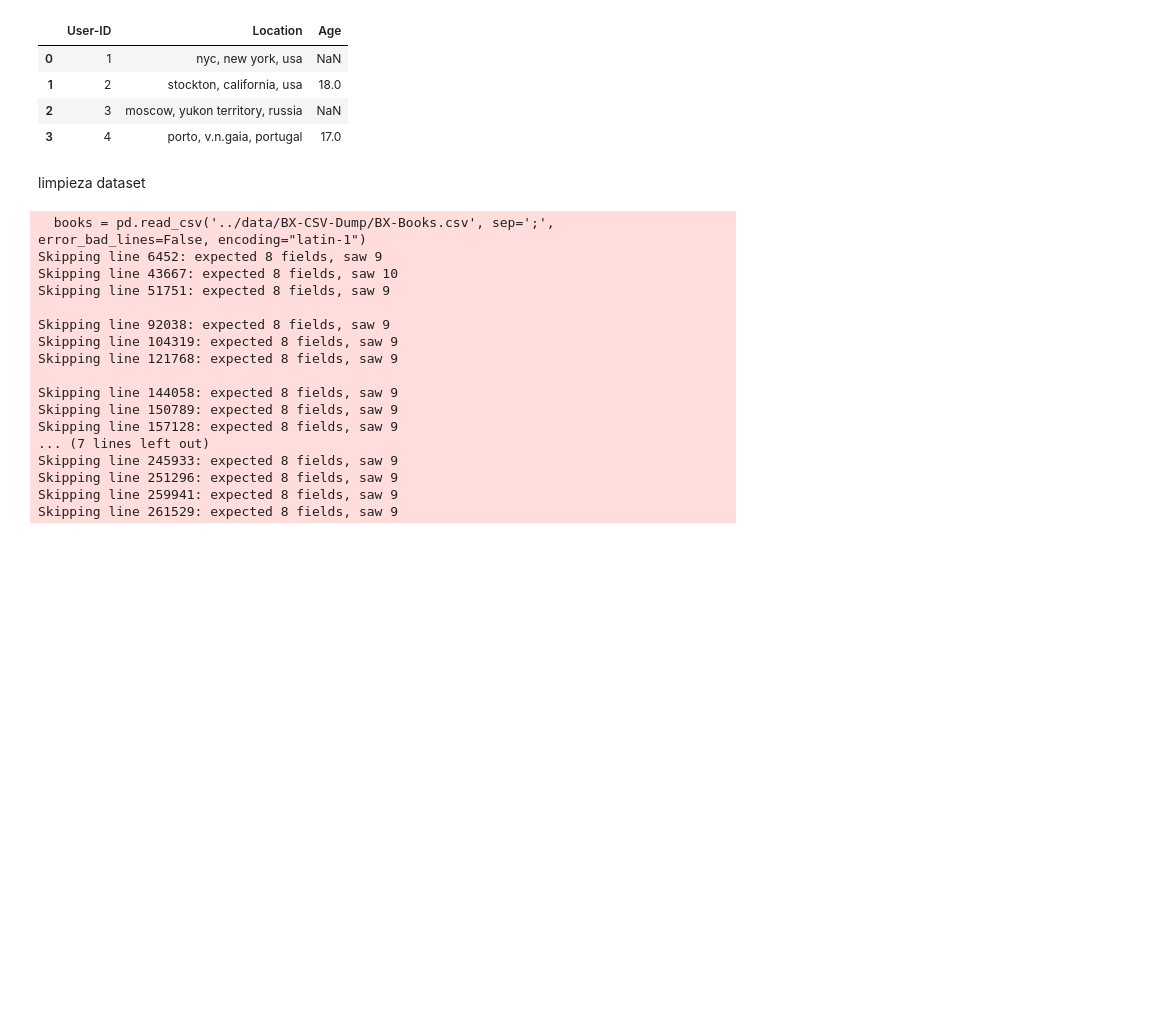
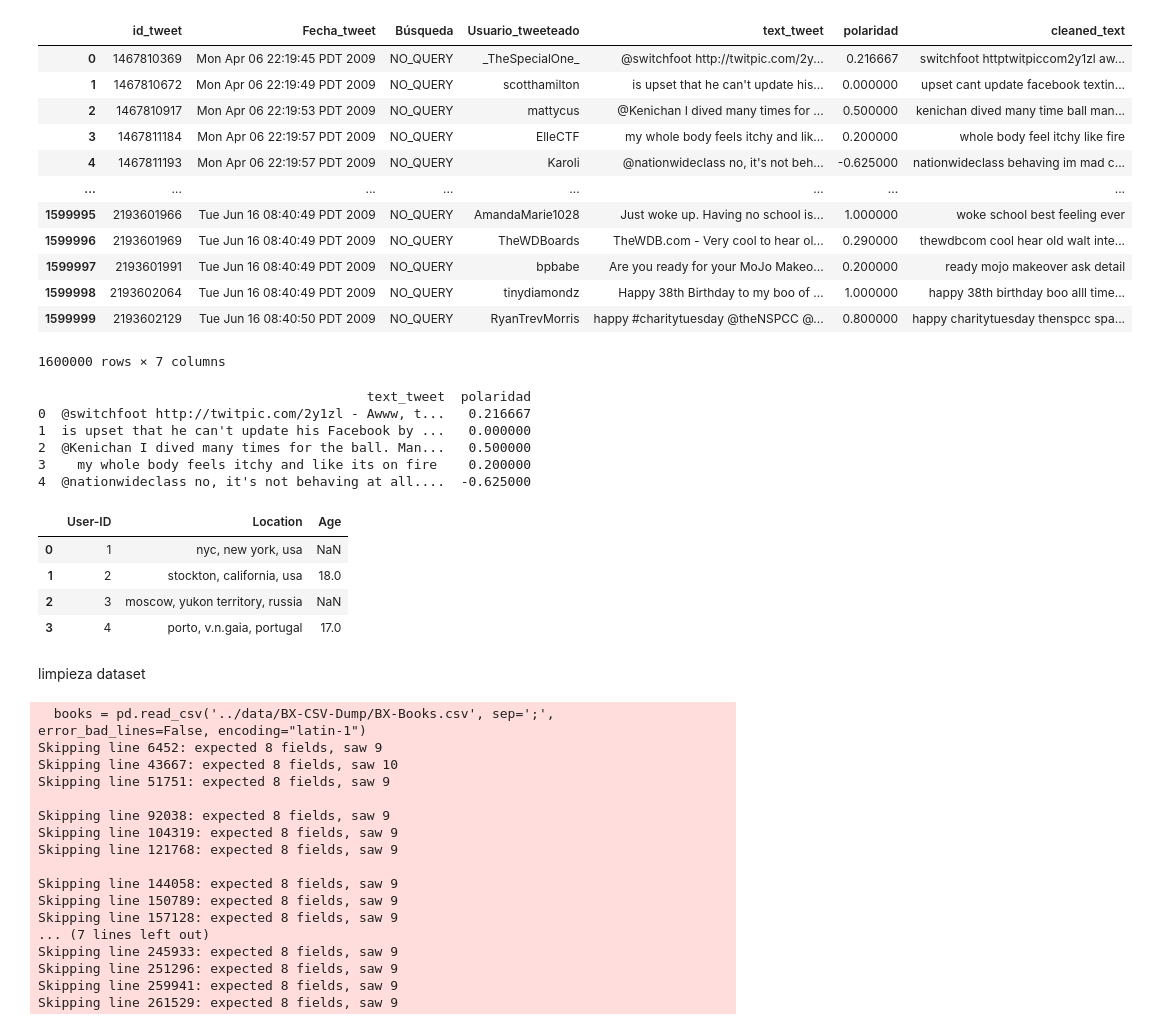
Before and after one commit to sebasfire3/Twitter, a Jupyter notebook: src/sebas_test2.ipynb, the cells around one changed output. Saved outputs shown, nothing was run; the diff lists cells and outputs as text; code cells hidden in the pictures; blank space fills up the shorter version.

```diff
--- a/src/sebas_test2.ipynb
+++ b/src/sebas_test2.ipynb
@@ -20,0 +39,42 @@ books_df.tail(4)
+# %%
+df=tweets
+# %%
+import nltk
+from nltk.corpus import stopwords
+from nltk.stem import WordNetLemmatizer
+import string
+
+# Descargar recursos adicionales de NLTK
+nltk.download('punkt')
+nltk.download('stopwords')
+nltk.download('wordnet')
+
+# Obtener la lista de stopwords en inglés
+stopwords = set(stopwords.words('english'))
+
+# Inicializar el lematizador
+lemmatizer = WordNetLemmatizer()
+
+def clean_text(text):
+    # Eliminar caracteres de puntuación
+    text = text.translate(str.maketrans('', '', string.punctuation))
+
+    # Convertir el texto a minúsculas
+    text = text.lower()
+
+    # Tokenizar el texto en palabras
+    tokens = nltk.word_tokenize(text)
+
+    # Eliminar las palabras que son stopwords y aplicar lematización
+    tokens = [lemmatizer.lemmatize(word) for word in tokens if word not in stopwords]
+
+    # Unir las palabras nuevamente en un solo texto
+    cleaned_text = ' '.join(tokens)
+
+    return cleaned_text
+
+# Aplicar la función de limpieza a la columna 'text_tweet'
+df['cleaned_text'] = df['text_tweet'].apply(clean_text)
+
+# Mostrar las primeras filas del DataFrame con las columnas 'text_tweet' y 'cleaned_text'
+print(df[['text_tweet', 'cleaned_text']].head())
@@ -21,3 +187,34 @@ books_df.tail(4)
+# %%
+df
+# %% [output]
+|  | id_tweet | Fecha_tweet | Búsqueda | Usuario_tweeteado | text_tweet | polaridad | cleaned_text |
+| 0 | 1467810369 | Mon Apr 06 22:19:45 PDT 2009 | NO_QUERY | _TheSpecialOne_ | @switchfoot http://twitpic.com/2y... | 0.216667 | switchfoot httptwitpiccom2y1zl aw... |
+| 1 | 1467810672 | Mon Apr 06 22:19:49 PDT 2009 | NO_QUERY | scotthamilton | is upset that he can't update his... | 0.000000 | upset cant update facebook textin... |
+| 2 | 1467810917 | Mon Apr 06 22:19:53 PDT 2009 | NO_QUERY | mattycus | @Kenichan I dived many times for ... | 0.500000 | kenichan dived many time ball man... |
+| 3 | 1467811184 | Mon Apr 06 22:19:57 PDT 2009 | NO_QUERY | ElleCTF | my whole body feels itchy and lik... | 0.200000 | whole body feel itchy like fire |
+| 4 | 1467811193 | Mon Apr 06 22:19:57 PDT 2009 | NO_QUERY | Karoli | @nationwideclass no, it's not beh... | -0.625000 | nationwideclass behaving im mad c... |
+| ... | ... | ... | ... | ... | ... | ... | ... |
+| 1599995 | 2193601966 | Tue Jun 16 08:40:49 PDT 2009 | NO_QUERY | AmandaMarie1028 | Just woke up. Having no school is... | 1.000000 | woke school best feeling ever |
+| 1599996 | 2193601969 | Tue Jun 16 08:40:49 PDT 2009 | NO_QUERY | TheWDBoards | TheWDB.com - Very cool to hear ol... | 0.290000 | thewdbcom cool hear old walt inte... |
+| 1599997 | 2193601991 | Tue Jun 16 08:40:49 PDT 2009 | NO_QUERY | bpbabe | Are you ready for your MoJo Makeo... | 0.200000 | ready mojo makeover ask detail |
+| 1599998 | 2193602064 | Tue Jun 16 08:40:49 PDT 2009 | NO_QUERY | tinydiamondz | Happy 38th Birthday to my boo of ... | 1.000000 | happy 38th birthday boo alll time... |
+| 1599999 | 2193602129 | Tue Jun 16 08:40:50 PDT 2009 | NO_QUERY | RyanTrevMorris | happy #charitytuesday @theNSPCC @... | 0.800000 | happy charitytuesday thenspcc spa... |
+1600000 rows × 7 columns
+# %%
+from textblob import TextBlob
+
+# Calcular la polaridad de los tweets
+df['polaridad'] = df['text_tweet'].apply(lambda x: TextBlob(x).sentiment.polarity)
+
+# Mostrar las primeras filas del DataFrame con las columnas 'text_tweet' y 'polaridad'
+print(df[['text_tweet', 'polaridad']].head())
+# %% [output]
+                                          text_tweet  polaridad
+0  @switchfoot http://twitpic.com/2y1zl - Awww, t...   0.216667
+1  is upset that he can't update his Facebook by ...   0.000000
+2  @Kenichan I dived many times for the ball. Man...   0.500000
+3    my whole body feels itchy and like its on fire    0.200000
+4  @nationwideclass no, it's not behaving at all....  -0.625000
 # %%
 users_df.head(4)
 # %% [output]
```
Also changed, not shown: parts of 11 cells of this notebook, 1 other file.
